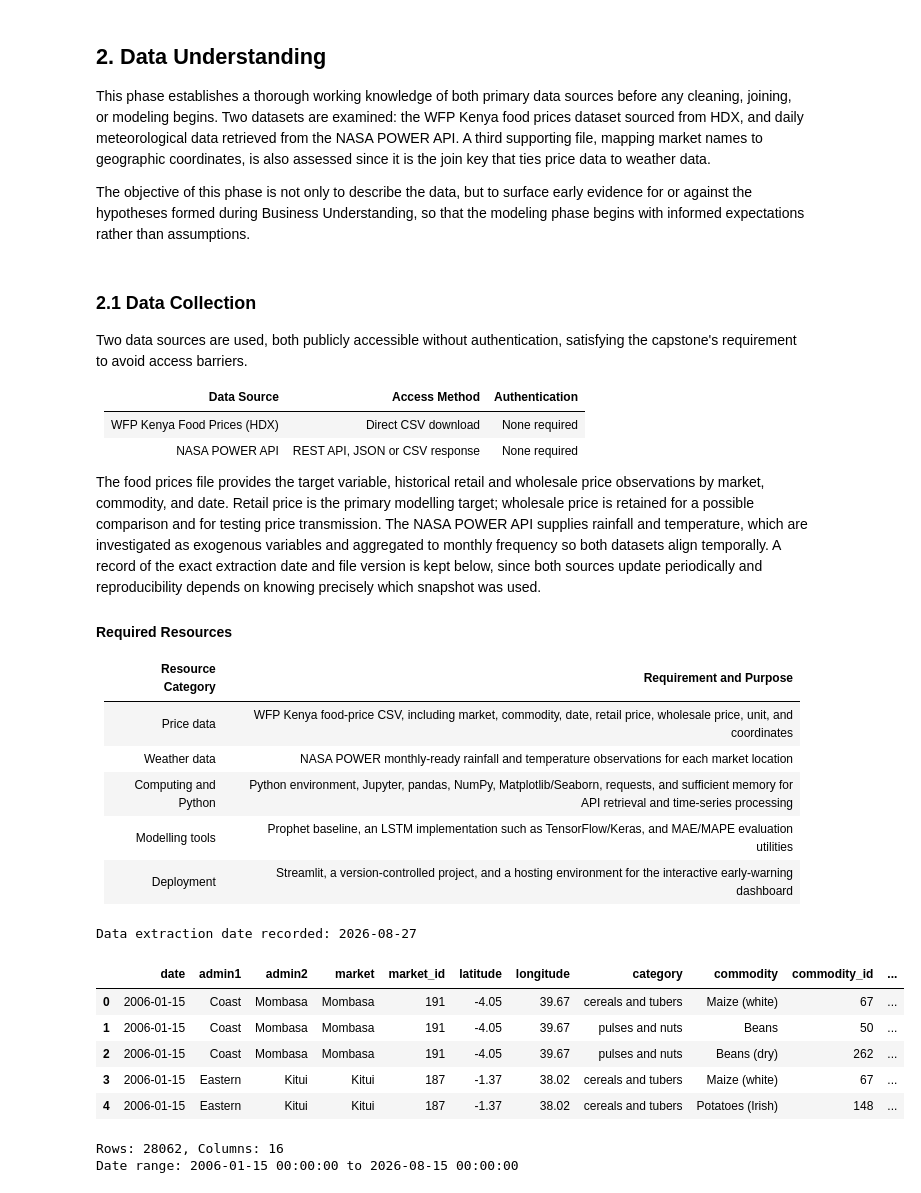
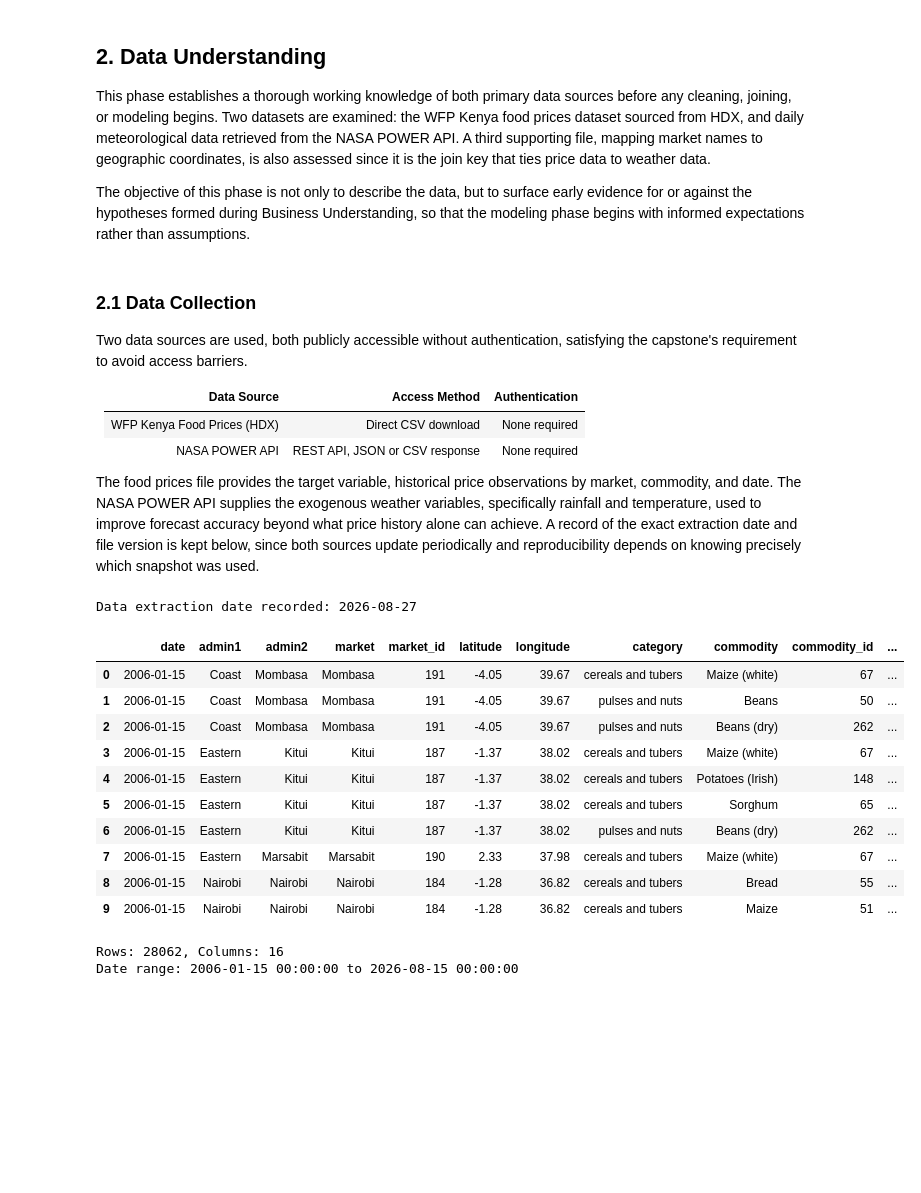
Before and after one commit to kevinkiplangat432/Predictive-Time-Series-Pipeline-using-a-Dual-Input-LSTM-and-Geospatial-Mapping, a Jupyter notebook: kenyan_prices_food.ipynb, the cells around one changed output. Saved outputs shown, nothing was run; the diff lists cells and outputs as text; code cells hidden in the pictures; blank space fills up the shorter version.

```diff
--- a/kenyan_prices_food.ipynb
+++ b/kenyan_prices_food.ipynb
@@ -116,17 +116,7 @@ Two data sources are used, both publicly accessible without authentication, sati
 | WFP Kenya Food Prices (HDX) | Direct CSV download | None required |
 | NASA POWER API | REST API, JSON or CSV response | None required |
 
-The food prices file provides the target variable, historical retail and wholesale price observations by market, commodity, and date. Retail price is the primary modelling target; wholesale price is retained for a possible comparison and for testing price transmission. The NASA POWER API supplies rainfall and temperature, which are investigated as exogenous variables and aggregated to monthly frequency so both datasets align temporally. A record of the exact extraction date and file version is kept below, since both sources update periodically and reproducibility depends on knowing precisely which snapshot was used.
-
-#### Required Resources
-
-| Resource Category | Requirement and Purpose |
-|---|---|
-| Price data | WFP Kenya food-price CSV, including market, commodity, date, retail price, wholesale price, unit, and coordinates |
-| Weather data | NASA POWER monthly-ready rainfall and temperature observations for each market location |
-| Computing and Python | Python environment, Jupyter, pandas, NumPy, Matplotlib/Seaborn, requests, and sufficient memory for API retrieval and time-series processing |
-| Modelling tools | Prophet baseline, an LSTM implementation such as TensorFlow/Keras, and MAE/MAPE evaluation utilities |
-| Deployment | Streamlit, a version-controlled project, and a hosting environment for the interactive early-warning dashboard |
+The food prices file provides the target variable, historical price observations by market, commodity, and date. The NASA POWER API supplies the exogenous weather variables, specifically rainfall and temperature, used to improve forecast accuracy beyond what price history alone can achieve. A record of the exact extraction date and file version is kept below, since both sources update periodically and reproducibility depends on knowing precisely which snapshot was used.
 # %%
 # core libraries and notebook display settings
 import pandas as pd
@@ -149,15 +139,20 @@ Data extraction date recorded: 2026-08-27
 # %%
 # load the WFP Kenya food prices CSV directly from HDX
 hdx_url = "https://data.humdata.org/dataset/e0d3fba6-f9a2-45d7-b949-140c455197ff/resource/517ee1bf-2437-4f8c-aa1b-cb9925b9d437/download/wfp_food_prices_ken.csv"
 prices_raw = pd.read_csv(hdx_url)
-prices_raw.head(5)
+prices_raw.head(10)
 # %% [output]
 |  | date | admin1 | admin2 | market | market_id | latitude | longitude | category | commodity | commodity_id | ... |
 | 0 | 2006-01-15 | Coast | Mombasa | Mombasa | 191 | -4.05 | 39.67 | cereals and tubers | Maize (white) | 67 | ... |
 | 1 | 2006-01-15 | Coast | Mombasa | Mombasa | 191 | -4.05 | 39.67 | pulses and nuts | Beans | 50 | ... |
 | 2 | 2006-01-15 | Coast | Mombasa | Mombasa | 191 | -4.05 | 39.67 | pulses and nuts | Beans (dry) | 262 | ... |
 | 3 | 2006-01-15 | Eastern | Kitui | Kitui | 187 | -1.37 | 38.02 | cereals and tubers | Maize (white) | 67 | ... |
 | 4 | 2006-01-15 | Eastern | Kitui | Kitui | 187 | -1.37 | 38.02 | cereals and tubers | Potatoes (Irish) | 148 | ... |
+| 5 | 2006-01-15 | Eastern | Kitui | Kitui | 187 | -1.37 | 38.02 | cereals and tubers | Sorghum | 65 | ... |
+| 6 | 2006-01-15 | Eastern | Kitui | Kitui | 187 | -1.37 | 38.02 | pulses and nuts | Beans (dry) | 262 | ... |
+| 7 | 2006-01-15 | Eastern | Marsabit | Marsabit | 190 | 2.33 | 37.98 | cereals and tubers | Maize (white) | 67 | ... |
+| 8 | 2006-01-15 | Nairobi | Nairobi | Nairobi | 184 | -1.28 | 36.82 | cereals and tubers | Bread | 55 | ... |
+| 9 | 2006-01-15 | Nairobi | Nairobi | Nairobi | 184 | -1.28 | 36.82 | cereals and tubers | Maize | 51 | ... |
 # %%
 # drop the units/description row if present, then fix dtypes
 if prices_raw.iloc[0].astype(str).str.startswith("#").any():
```
Also changed, not shown: parts of 43 cells of this notebook.
